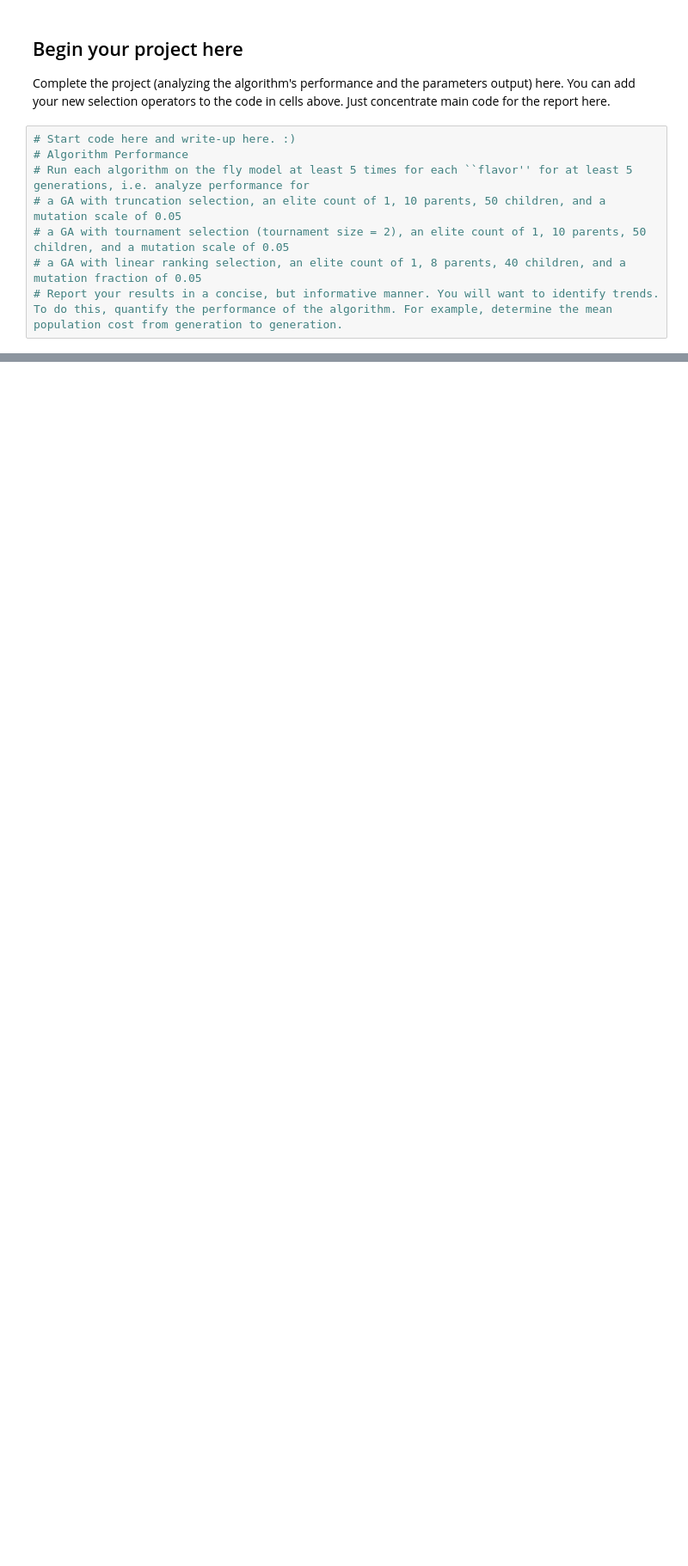
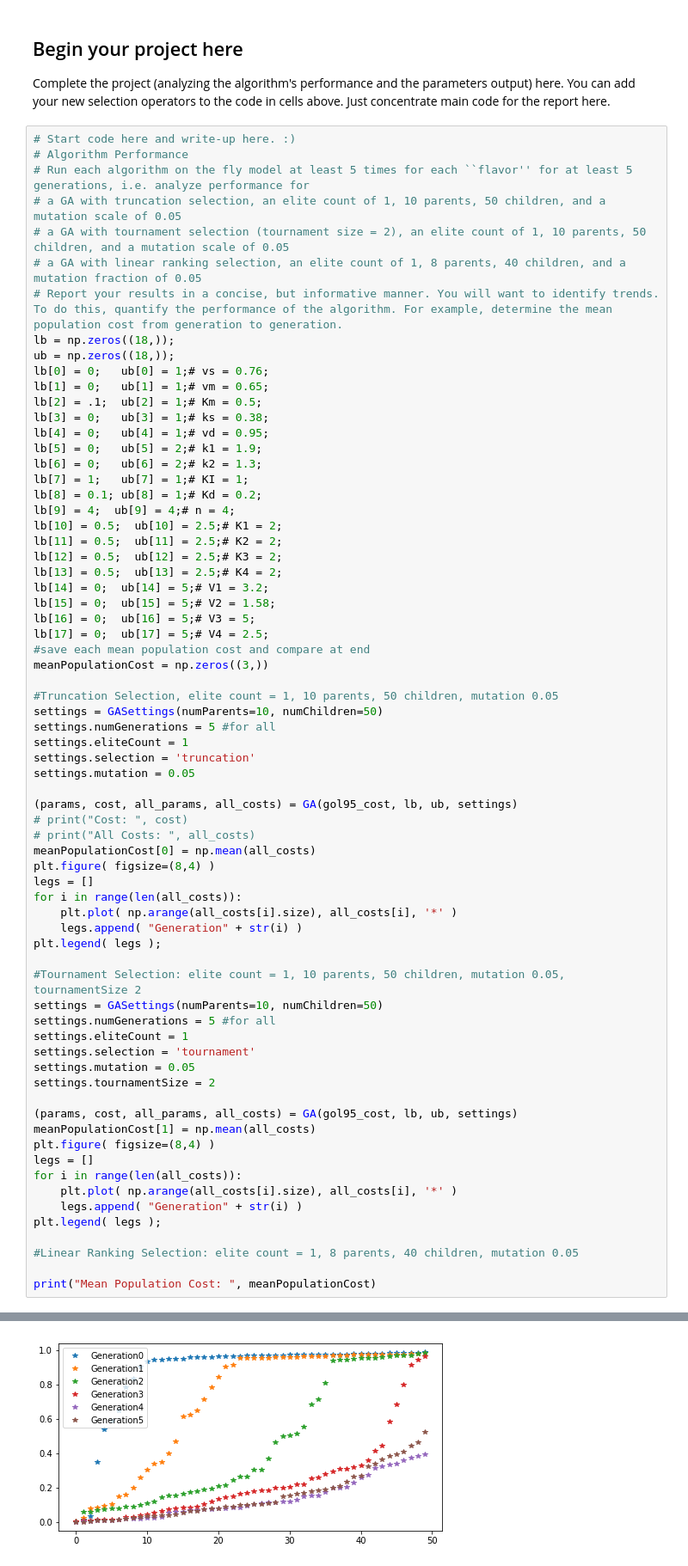
Before and after one commit to hmhwan21/cs341projects, a Jupyter notebook: proj4/Project4.ipynb, the cells around one changed output, grey strips where cells are left out. Shown at 86% size. Cells and saved outputs as stored; diff of their text form; blank space fills up the shorter version.

Commit message:
truncation and tournament

```diff
--- a/proj4/Project4.ipynb
+++ b/proj4/Project4.ipynb
@@ -448,3 +446,65 @@ Best of generation  5  has cost  0.01038135593220343
 # a GA with tournament selection (tournament size = 2), an elite count of 1, 10 parents, 50 children, and a mutation scale of 0.05
 # a GA with linear ranking selection, an elite count of 1, 8 parents, 40 children, and a mutation fraction of 0.05
 # Report your results in a concise, but informative manner. You will want to identify trends. To do this, quantify the performance of the algorithm. For example, determine the mean population cost from generation to generation.
+lb = np.zeros((18,));
+ub = np.zeros((18,));
+lb[0] = 0;   ub[0] = 1;# vs = 0.76;
+lb[1] = 0;   ub[1] = 1;# vm = 0.65;
+lb[2] = .1;  ub[2] = 1;# Km = 0.5;
+lb[3] = 0;   ub[3] = 1;# ks = 0.38;
+lb[4] = 0;   ub[4] = 1;# vd = 0.95;
+lb[5] = 0;   ub[5] = 2;# k1 = 1.9;
+lb[6] = 0;   ub[6] = 2;# k2 = 1.3;
+lb[7] = 1;   ub[7] = 1;# KI = 1;
+lb[8] = 0.1; ub[8] = 1;# Kd = 0.2;
+lb[9] = 4;  ub[9] = 4;# n = 4;
+lb[10] = 0.5;  ub[10] = 2.5;# K1 = 2;
+lb[11] = 0.5;  ub[11] = 2.5;# K2 = 2;
+lb[12] = 0.5;  ub[12] = 2.5;# K3 = 2;
+lb[13] = 0.5;  ub[13] = 2.5;# K4 = 2;
+lb[14] = 0;  ub[14] = 5;# V1 = 3.2;
+lb[15] = 0;  ub[15] = 5;# V2 = 1.58;
+lb[16] = 0;  ub[16] = 5;# V3 = 5;
+lb[17] = 0;  ub[17] = 5;# V4 = 2.5;
+#save each mean population cost and compare at end
+meanPopulationCost = np.zeros((3,))
+
+#Truncation Selection, elite count = 1, 10 parents, 50 children, mutation 0.05
+settings = GASettings(numParents=10, numChildren=50)
+settings.numGenerations = 5 #for all
+settings.eliteCount = 1
+settings.selection = 'truncation'
+settings.mutation = 0.05
+
+(params, cost, all_params, all_costs) = GA(gol95_cost, lb, ub, settings)
+# print("Cost: ", cost)
+# print("All Costs: ", all_costs)
+meanPopulationCost[0] = np.mean(all_costs)
+plt.figure( figsize=(8,4) )
+legs = []
+for i in range(len(all_costs)):
+    plt.plot( np.arange(all_costs[i].size), all_costs[i], '*' )
+    legs.append( "Generation" + str(i) )
+plt.legend( legs );
+
+#Tournament Selection: elite count = 1, 10 parents, 50 children, mutation 0.05, tournamentSize 2
+settings = GASettings(numParents=10, numChildren=50)
+settings.numGenerations = 5 #for all
+settings.eliteCount = 1
+settings.selection = 'tournament'
+settings.mutation = 0.05
+settings.tournamentSize = 2
+
+(params, cost, all_params, all_costs) = GA(gol95_cost, lb, ub, settings)
+meanPopulationCost[1] = np.mean(all_costs)
+plt.figure( figsize=(8,4) )
+legs = []
+for i in range(len(all_costs)):
+    plt.plot( np.arange(all_costs[i].size), all_costs[i], '*' )
+    legs.append( "Generation" + str(i) )
+plt.legend( legs );
+
+#Linear Ranking Selection: elite count = 1, 8 parents, 40 children, mutation 0.05
+
+print("Mean Population Cost: ", meanPopulationCost)
+# %% [output]
@@ -450,0 +522 @@ Best of generation  5  has cost  0.01038135593220343
+[figure, added]
```
Also changed, not shown: parts of 2 cells of this notebook.
